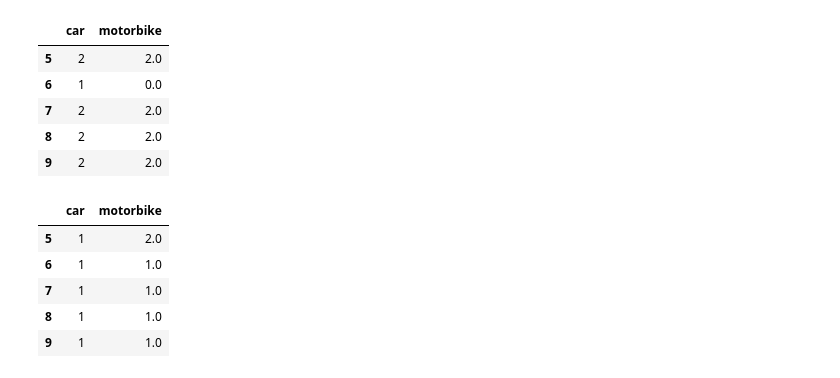
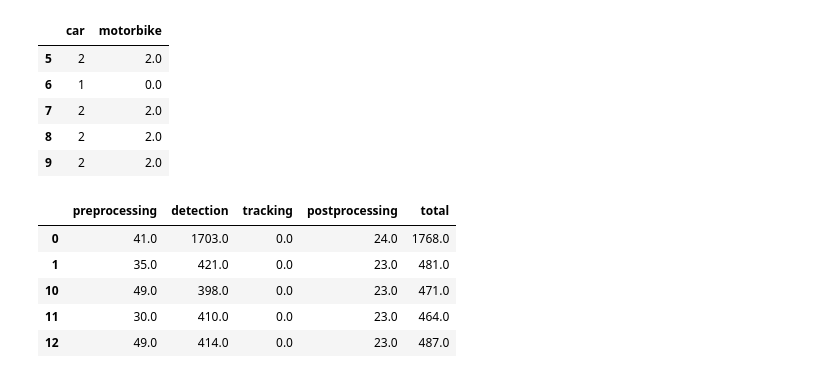
Before and after one commit to vvc-unal/vvc, a Jupyter notebook: notebooks/Results.ipynb, the cells around one changed output. Drawn from its saved outputs; the diff is of its cells as text; code cells hidden in the pictures.

```diff
--- a/notebooks/Results.ipynb
+++ b/notebooks/Results.ipynb
@@ -62,44 +64,69 @@ test.iloc[4:].head()
 | 9 | 2 | 2.0 |
 # %%
 def vvc_to_df(json_file):
-    summary = {}
+    count_summary = {}
+    time_summary = {}
 
     df = pd.DataFrame()
+
+    times = pd.DataFrame()
 
     with open(json_file) as json_data:
         data = json.load(json_data)
         for frame_id, objects in data['frames'].items():
 
-            if not frame_id in summary:
-                summary[frame_id] = {}
+            # Extract counts
+            if not frame_id in count_summary:
+                count_summary[frame_id] = {}
 
             for obj in objects['objects']:
                 tag = obj['tag']
 
-                if not tag in summary[frame_id]:
-                    summary[frame_id][tag] = 0
+                if not tag in count_summary[frame_id]:
+                    count_summary[frame_id][tag] = 0
 
-                summary[frame_id][tag] += 1
+                count_summary[frame_id][tag] += 1
 
-    df = pd.DataFrame.from_dict(summary, orient='index')
+            # Extract running time
+            if not frame_id in time_summary:
+                time_summary[frame_id] = {}
+
+            for key, value in objects['timestamps'].items():
+                time_summary[frame_id][key] = value
+
+    df = pd.DataFrame.from_dict(count_summary, orient='index')
     df = df.fillna(0)
     df = df.set_index(pd.to_numeric(df.index))
     df = df.sort_index(kind='mergesort')
     df = df.reindex(sorted(df.columns), axis=1)
 
     df.index += 1
 
-    return df
+    times = pd.DataFrame.from_dict(time_summary, orient='index')
+    times = times.apply(pd.to_datetime)
+    original_columns = times.columns
+    times['preprocessing'] = times['preprocessing_end'] - times['start']
+    times['detection'] = times['detection_end'] - times['preprocessing_end']
+    times['tracking'] = times['tracking_end'] - times['detection_end']
+    times['postprocessing'] = times['postprocessing_end'] - times['tracking_end']
+    times['total'] = times['postprocessing_end'] - times['start']
+    times = times.drop(columns=original_columns)
+    times = times.astype('timedelta64[ms]')
 
-experiment = vvc_to_df(experiment_file)
+    return df, times
+
+experiment, times = vvc_to_df(experiment_file)
 experiment.iloc[4:].head()
+
+times
+times.head()
 # %% [output]
-|  | car | motorbike |
-| 5 | 1 | 2.0 |
-| 6 | 1 | 1.0 |
-| 7 | 1 | 1.0 |
-| 8 | 1 | 1.0 |
-| 9 | 1 | 1.0 |
+|  | preprocessing | detection | tracking | postprocessing | total |
+| 0 | 41.0 | 1703.0 | 0.0 | 24.0 | 1768.0 |
+| 1 | 35.0 | 421.0 | 0.0 | 23.0 | 481.0 |
+| 10 | 49.0 | 398.0 | 0.0 | 23.0 | 471.0 |
+| 11 | 30.0 | 410.0 | 0.0 | 23.0 | 464.0 |
+| 12 | 49.0 | 414.0 | 0.0 | 23.0 | 487.0 |
 # %%
 def calc_precision(test, experiment):
     error = test.sub(experiment, axis='columns', fill_value=0).abs().div(test, fill_value=0)
```
Also changed, not shown: parts of 5 cells of this notebook, 1 other file.
